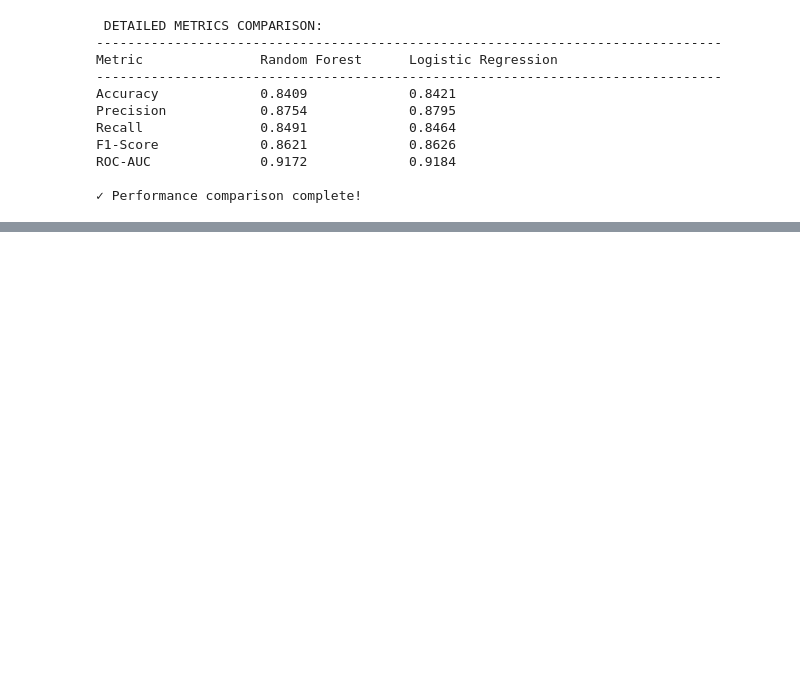
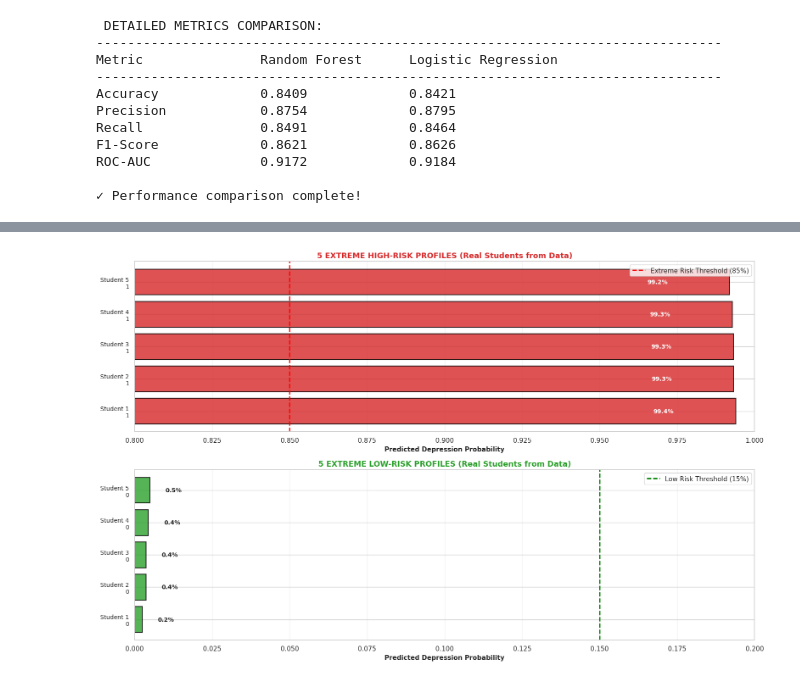
Before and after one commit to XyronTeam/ml-project, a Jupyter notebook: src/dataset_a/notebook_a.ipynb, the cells around one changed output, grey strips where cells are left out. Drawn from its saved outputs; the diff is of its cells as text; code cells hidden in the pictures; blank space fills up the shorter version.

```diff
--- a/src/dataset_a/notebook_a.ipynb
+++ b/src/dataset_a/notebook_a.ipynb
@@ -2795,0 +3054,82 @@ ROC-AUC              0.9172             0.9184
+# %%
+print("\n" + "="*80)
+print("10.1 EXTREME PROFILES - Real Students at Risk & Safe")
+print("="*80)
+
+# Get predictions with indices
+X_test_with_proba = X_test.copy()
+X_test_with_proba['Depression_Probability'] = risk_proba
+X_test_with_proba['Actual_Depression'] = y_test.values
+
+# Find extreme cases
+high_risk = X_test_with_proba[X_test_with_proba['Depression_Probability'] > 0.85].nlargest(5, 'Depression_Probability')
+low_risk = X_test_with_proba[X_test_with_proba['Depression_Probability'] < 0.15].nsmallest(5, 'Depression_Probability')
+
+fig, axes = plt.subplots(2, 1, figsize=(16, 10))
+
+# Chart 1: High-Risk Profiles
+print("\n TOP 5 EXTREME HIGH-RISK STUDENTS (Model predicts >85% depression):")
+print("="*120)
+
+high_risk_scores = []
+high_risk_colors = ['#d62728' if dep else '#ff7f0e' for dep in high_risk['Actual_Depression'].values]
+
+for idx, (i, student) in enumerate(high_risk.iterrows()):
+    print(f"\n  Student #{idx+1} - Risk Probability: {student['Depression_Probability']:.1%} (Actually Depressed: {'YES' if student['Actual_Depression'] else 'NO'})")
+    suicidal = student.get('Suicidal thoughts', 'N/A')
+    sleep_val = student.get('Sleep Duration', 'N/A')
+    print(f"    Suicidal Thoughts: {suicidal} | Age: {student['Age']:.0f} | Sleep: {sleep_val}")
+    print(f"    Academic Pressure: {student['Academic Pressure']:.1f} | Financial Stress: {student['Financial Stress']:.1f} | CGPA: {student['CGPA']:.2f}")
+    high_risk_scores.append(student['Depression_Probability'])
+
+y_pos_high = range(len(high_risk))
+bars = axes[0].barh(y_pos_high, high_risk_scores, color=high_risk_colors, alpha=0.8, edgecolor='black', linewidth=1.5)
+axes[0].set_yticks(y_pos_high)
+axes[0].set_yticklabels([f"Student {i+1}\n{high_risk['Actual_Depression'].iloc[i]}" for i in range(len(high_risk))], fontsize=10)
+axes[0].set_xlabel('Predicted Depression Probability', fontsize=11, fontweight='bold')
+axes[0].set_title('5 EXTREME HIGH-RISK PROFILES (Real Students from Data)', fontsize=13, fontweight='bold', color='#d62728')
+axes[0].set_xlim([0.8, 1.0])
+axes[0].axvline(x=0.85, color='red', linestyle='--', linewidth=2, label='Extreme Risk Threshold (85%)')
+axes[0].grid(True, alpha=0.3, axis='x')
+axes[0].legend()
+
+for i, v in enumerate(high_risk_scores):
+    axes[0].text(v - 0.02, i, f'{v:.1%}', ha='right', va='center', fontweight='bold', fontsize=10, color='white')
+
+# Chart 2: Low-Risk Profiles
+print("\n\n TOP 5 EXTREME LOW-RISK STUDENTS (Model predicts <15% depression):")
+print("="*120)
+
+low_risk_scores = []
+low_risk_colors = ['#2ca02c' if not dep else '#ffb300' for dep in low_risk['Actual_Depression'].values]
+
+for idx, (i, student) in enumerate(low_risk.iterrows()):
+    print(f"\n  Student #{idx+1} - Risk Probability: {student['Depression_Probability']:.1%} (Actually Depressed: {'YES' if student['Actual_Depression'] else 'NO'})")
+    suicidal = student.get('Suicidal thoughts', 'N/A')
+    sleep_val = student.get('Sleep Duration', 'N/A')
+    print(f"    Suicidal Thoughts: {suicidal} | Age: {student['Age']:.0f} | Sleep: {sleep_val}")
+    study_sat = student.get('Study Satisfaction', 'N/A')
+    exercise = student.get('Exercise Hours', 'N/A')
+    exercise_str = f"{exercise:.1f}h" if isinstance(exercise, (int, float)) else str(exercise)
+    print(f"    Academic Pressure: {student['Academic Pressure']:.1f} | Study Satisfaction: {study_sat} | Exercise: {exercise_str}")
+    low_risk_scores.append(student['Depression_Probability'])
+
+y_pos_low = range(len(low_risk))
+bars = axes[1].barh(y_pos_low, low_risk_scores, color=low_risk_colors, alpha=0.8, edgecolor='black', linewidth=1.5)
+axes[1].set_yticks(y_pos_low)
+axes[1].set_yticklabels([f"Student {i+1}\n{low_risk['Actual_Depression'].iloc[i]}" for i in range(len(low_risk))], fontsize=10)
+axes[1].set_xlabel('Predicted Depression Probability', fontsize=11, fontweight='bold')
+axes[1].set_title('5 EXTREME LOW-RISK PROFILES (Real Students from Data)', fontsize=13, fontweight='bold', color='#2ca02c')
+axes[1].set_xlim([0, 0.2])
+axes[1].axvline(x=0.15, color='green', linestyle='--', linewidth=2, label='Low Risk Threshold (15%)')
+axes[1].grid(True, alpha=0.3, axis='x')
+axes[1].legend()
+
+for i, v in enumerate(low_risk_scores):
+    axes[1].text(v + 0.005, i, f'{v:.1%}', ha='left', va='center', fontweight='bold', fontsize=10)
+
+plt.tight_layout()
+plt.show()
+
+print("\n✓ Extreme profiles analysis complete!")
+# %% [output]
@@ -2795,0 +3153 @@ ROC-AUC              0.9172             0.9184
+[figure, added]
```
Also changed, not shown: parts of 10 cells of this notebook.
